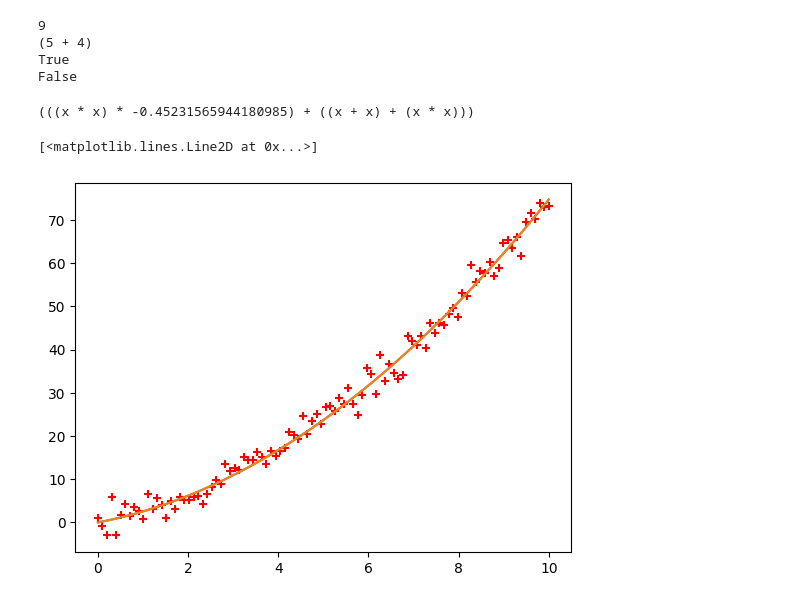
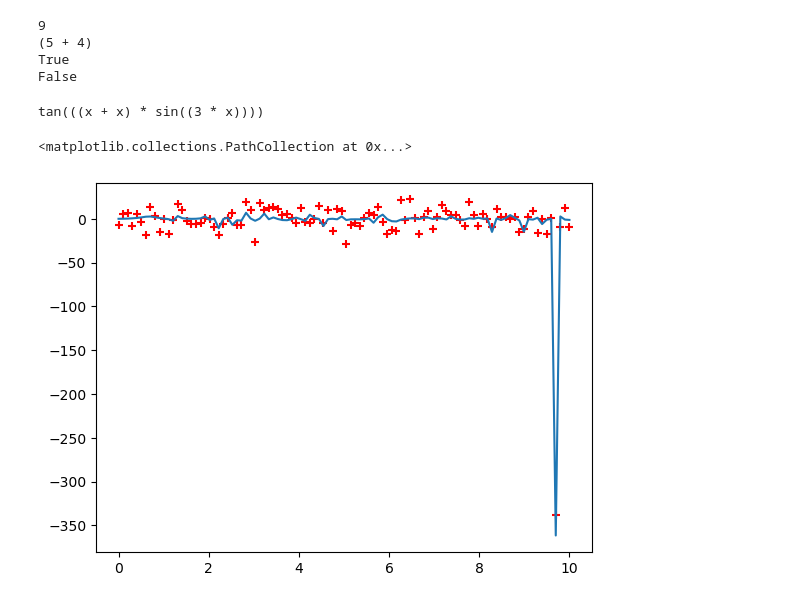
Before and after one commit to hgruniaux/MLP-SymReg, a Jupyter notebook: main.ipynb, the cells around one changed output. Saved outputs shown, nothing was run; the diff lists cells and outputs as text; code cells hidden in the pictures.

```diff
--- a/main.ipynb
+++ b/main.ipynb
@@ -164,19 +165,15 @@ def random_binary_expression(depth: int, options):
             expr = UnaryExpression(op, expr)
         return expr
 # %%
-import matplotlib.pyplot as plt
-
 options = { "BINARY_OPERATORS": [ BinaryOp.ADD, BinaryOp.MUL ], "UNARY_OPERATORS": [ UnaryOp.SQRT, UnaryOp.SIN, UnaryOp.TAN ] }
-expr = random_binary_expression(3, options).simplify()
+expr = random_binary_expression(2, options).simplify()
 print(expr)
 N = 100
 X = np.linspace(0, 10, N)
 Y = expr.evaluate({ "x": X })
 plt.plot(X, Y)
-plt.scatter(X, Y + np.random.normal(size=np.shape(X)[0], scale=np.std(Y) * 0.1), marker='+', color='red')
-fit = np.polynomial.Polynomial.fit(X, Y, deg=5)
-plt.plot(X, fit(X))
+plt.scatter(X, Y + np.random.normal(size=np.shape(X)[0], scale=np.std(Y) * 0.3), marker='+', color='red')
 # %% [output]
-(((x * x) * -0.45231565944180985) + ((x + x) + (x * x)))
+tan(((x + x) * sin((3 * x))))
-[<matplotlib.lines.Line2D at 0x...>]
+<matplotlib.collections.PathCollection at 0x...>
-[figure, old version]
+[figure, new version]
```
Also changed, not shown: parts of 8 cells of this notebook.
